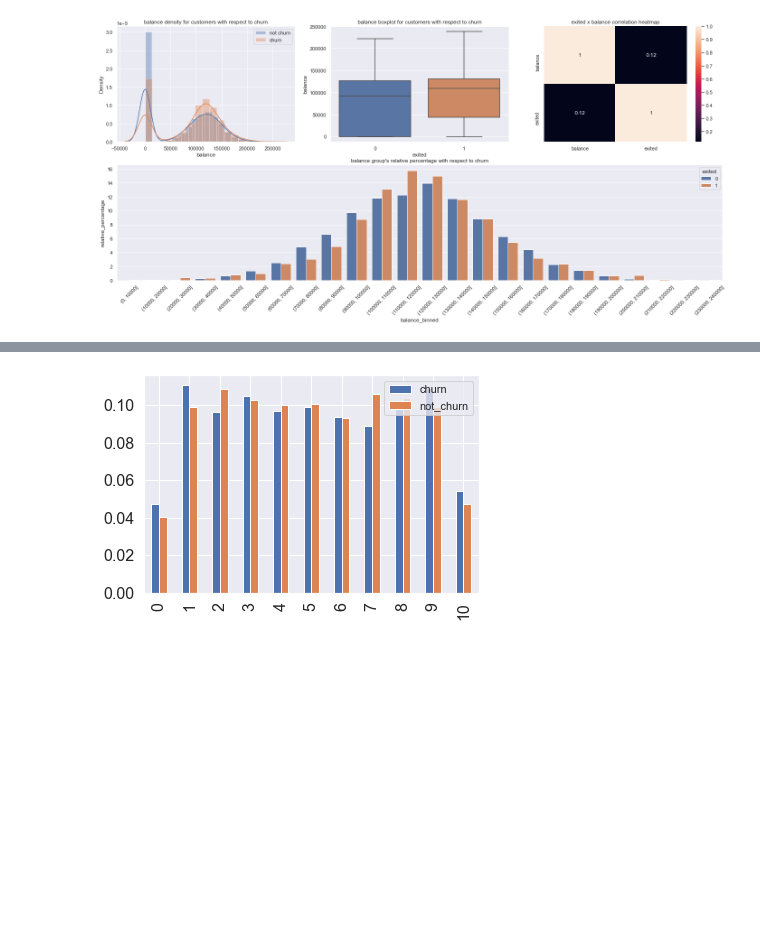
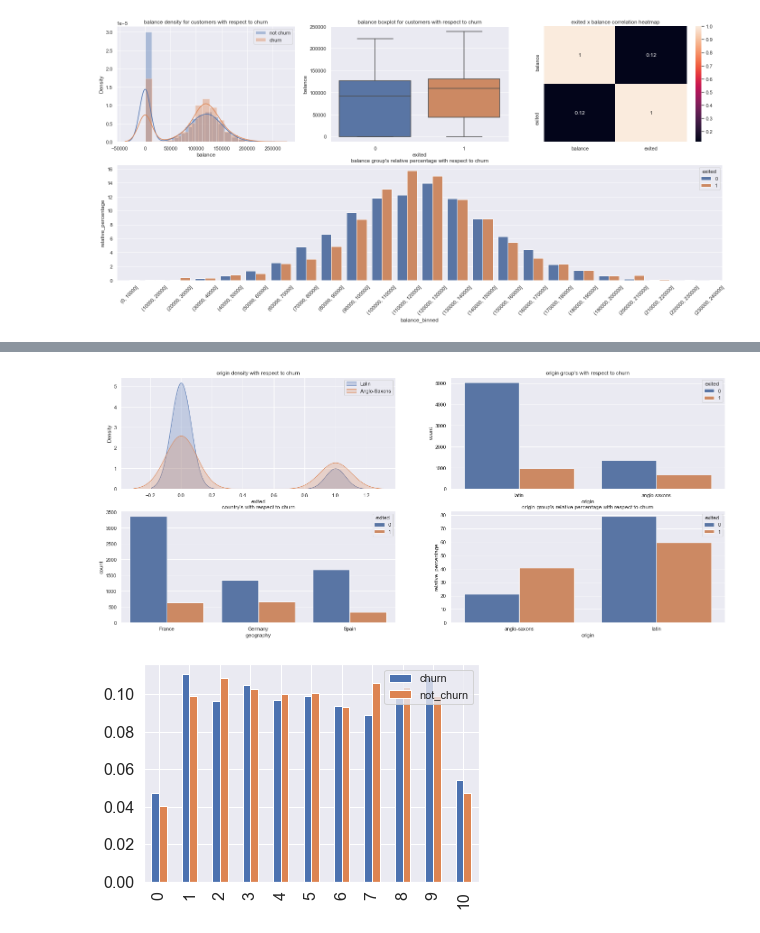
Before and after one commit to FabioCaffarello/Churn-Prediction-TopBank, a Jupyter notebook: 02-Notebooks/02-Scond_Cycle_CRISP/workflow_complete.ipynb, the cells around one changed output, grey strips where cells are left out. Drawn from its saved outputs; the diff is of its cells as text; code cells hidden in the pictures; blank space fills up the shorter version.

Commit message:
add origin  hypothesis

```diff
--- a/02-Notebooks/02-Scond_Cycle_CRISP/workflow_complete.ipynb
+++ b/02-Notebooks/02-Scond_Cycle_CRISP/workflow_complete.ipynb
@@ -786,3 +791,38 @@ plt.xticks(rotation=45);
+# %%
+aux05 = df04[['origin', 'exited', 'geography']]
+
+plt.figure(figsize(24,10))
+plt.subplot(2,2,1)
+sns.kdeplot(aux05[aux05['origin'] == 'latin']['exited'], label='Latin', shade=True);
+sns.kdeplot(aux05[aux05['origin'] == 'anglo-saxons']['exited'], label='Anglo-Saxons', shade=True);
+plt.title("origin density with respect to churn");
+plt.legend();
+
+plt.subplot(2,2,2)
+sns.countplot(x='origin', hue='exited', data=aux05).set_title("origin group's with respect to churn");
+
+plt.subplot(2,2,3)
+sns.countplot(x='geography', hue='exited', data=aux05).set_title("country's with respect to churn");
+
+
+# salary_binned, exited and number of clients
+aux05 = aux05.groupby(['origin', 'exited'])['geography'].count().reset_index()
+
+# rename new dataframe columns
+aux05.columns = ['origin', 'exited', 'customers']
+
+# sum of clients in churn and not in churn
+aux05_churn = aux05[aux05['exited'] == 1]['customers'].sum()
+aux05_not_churn = aux05[aux05['exited'] == 0]['customers'].sum()
+
+# calculate the relative percentage of clients in churn and active clients
+aux05['relative_percentage'] = aux05.\
+apply(lambda row: ((row['customers'] / aux05_churn)*100) if row['exited'] == 1 else ((row['customers'] / aux05_not_churn)*100), axis=1)
+
+plt.subplot(2,2,4)
+sns.barplot(x='origin', y='relative_percentage', hue='exited', data=aux05).set_title("origin group's relative percentage with respect to churn");
+# %% [output]
+[figure, added]
 # %%
 tenure_percentage = num_attributes['tenure'].value_counts(normalize=True).sort_index()
 tenure_percentage_hue_churn = pd.DataFrame()
```
Also changed, not shown: parts of 1 cell of this notebook.
